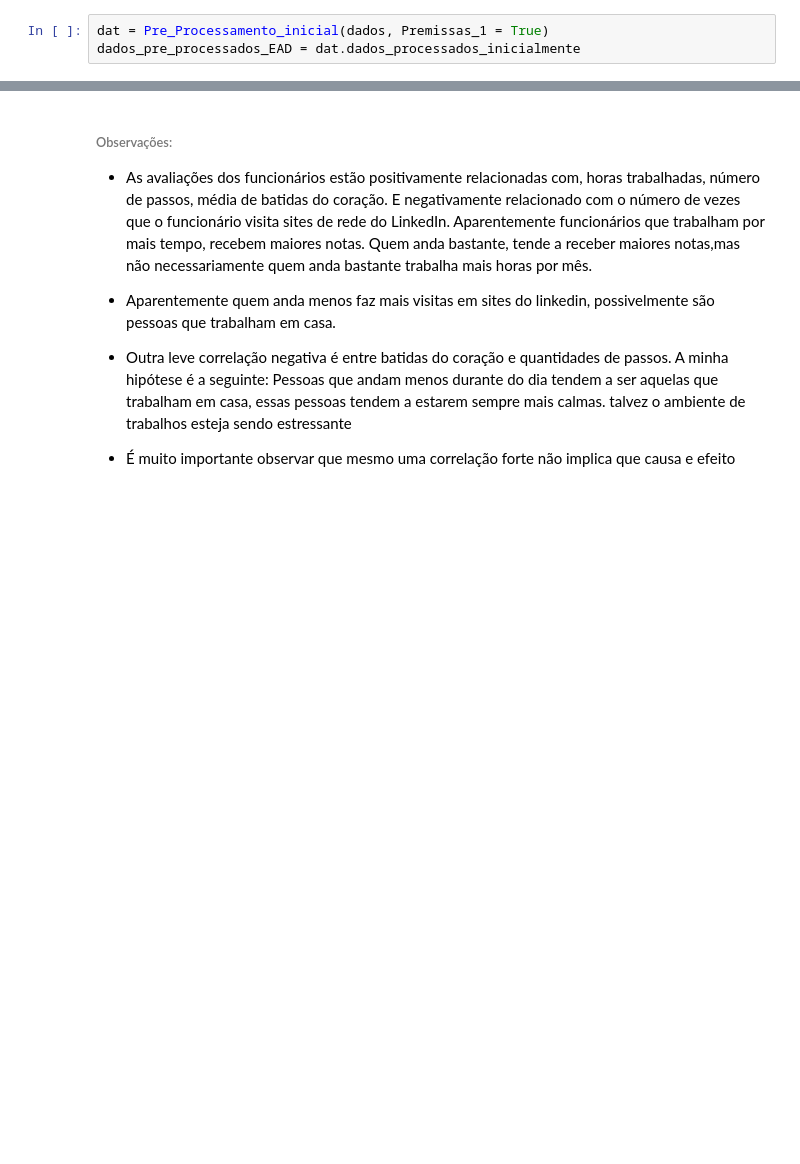
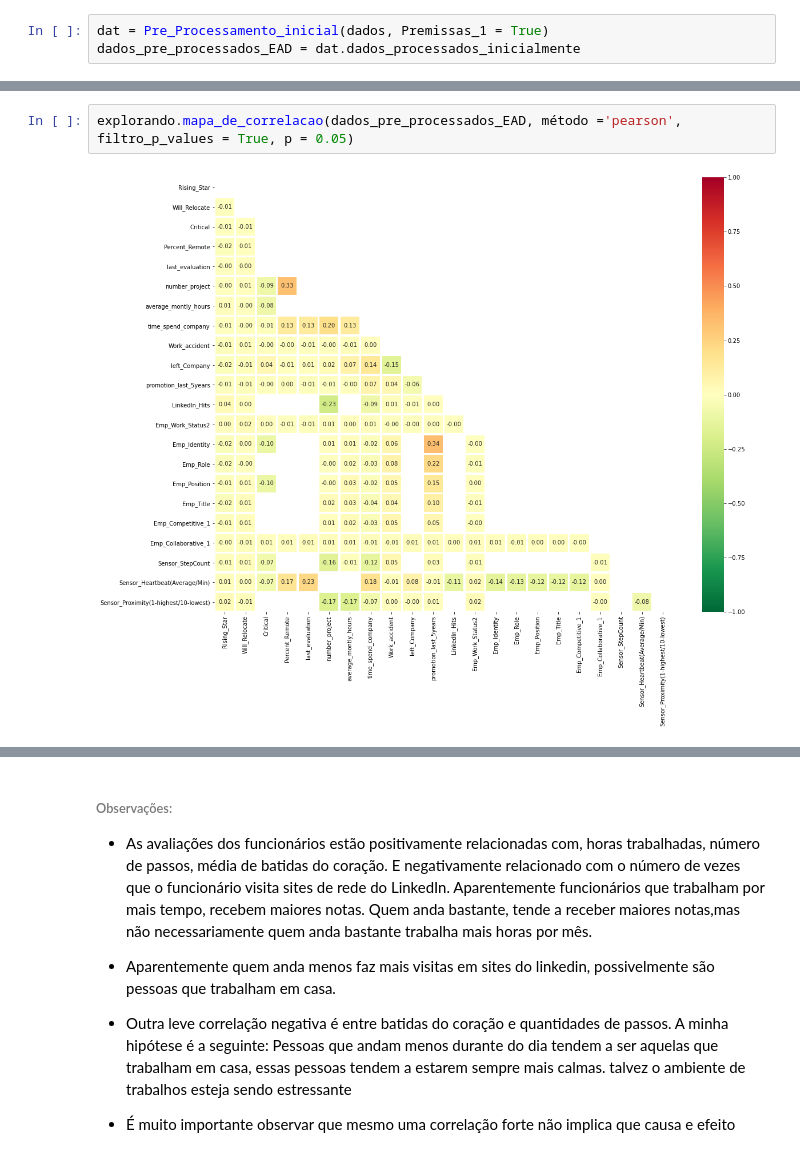
Before and after one commit to glauco-endrigo/Projetos-de-processos-seletivos-, a Jupyter notebook: Desafio_Rocketmat/Main.ipynb, the cells around one changed output, grey strips where cells are left out. Drawn from its saved outputs; the diff is of its cells as text; blank space fills up the shorter version.

```diff
--- a/Desafio_Rocketmat/Main.ipynb
+++ b/Desafio_Rocketmat/Main.ipynb
@@ -199,3 +210,7 @@ Quando as duas variáveis são quantitativas usamos o coeficiente de correlaçã
+# %%
+explorando.mapa_de_correlacao(dados_pre_processados_EAD, método ='pearson', filtro_p_values = True, p = 0.05)
+# %% [output]
+[figure, added]
 # %%
 Features_var_cont = ["last_evaluation"
                     ,"average_montly_hours"
```
Also changed, not shown: parts of 4 cells of this notebook, 1 other file.
